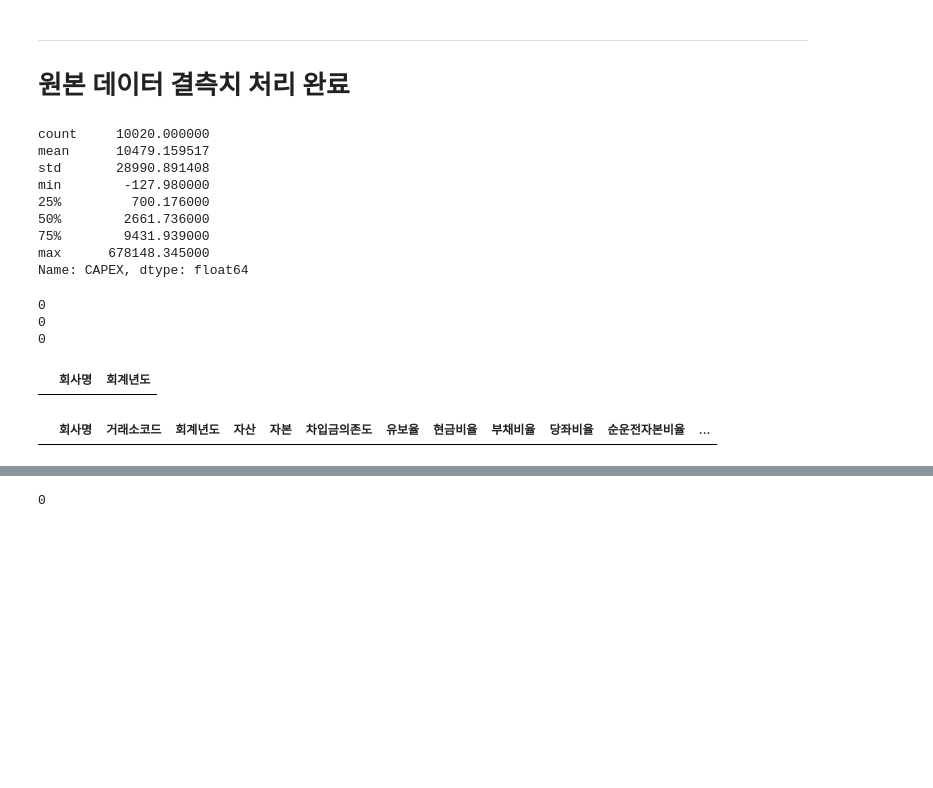
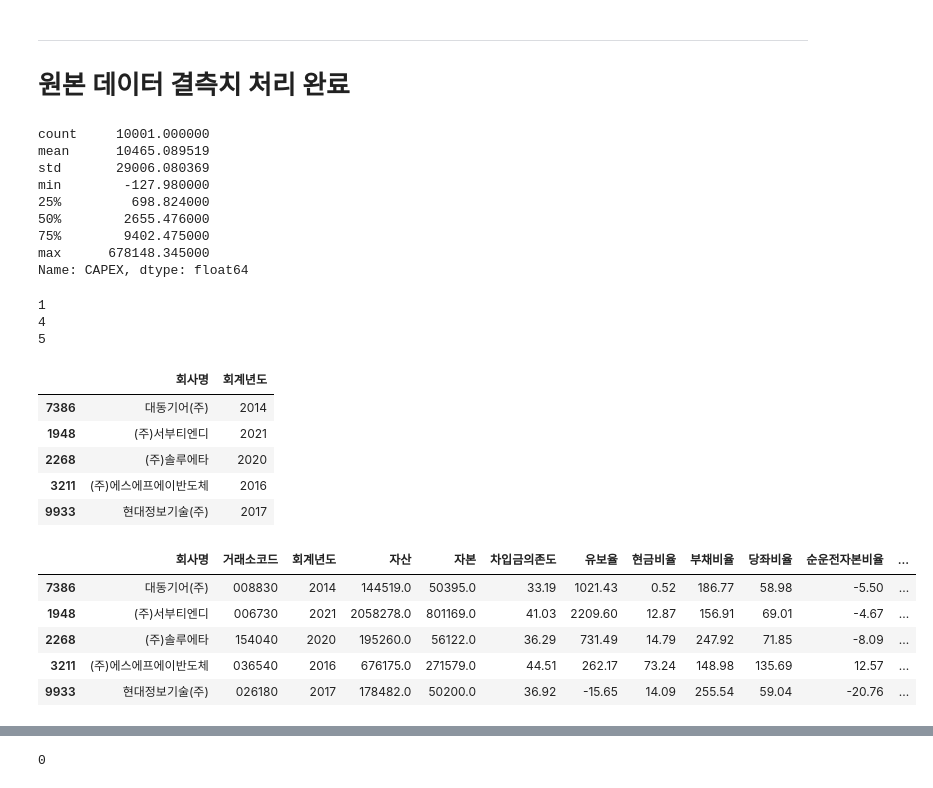
Before and after one commit to JIHUNKI/project_2, a Jupyter notebook: 코스닥전처리.ipynb, the cells around one changed output, grey strips where cells are left out. Drawn from its saved outputs; the diff is of its cells as text; code cells hidden in the pictures; blank space fills up the shorter version.

```diff
--- a/코스닥전처리.ipynb
+++ b/코스닥전처리.ipynb
@@ -360,6 +355,15 @@ df["유형자산의 증가(*)(IFRS연결)(천원)"] = df["유형자산의 증가
 
 # findep =  (capex - 영업현금흐름 ) / capex
 df["FINDEF"] = df["유형자산의 증가(*)(IFRS연결)(천원)"] - df['[제조]영업활동으로 인한 현금흐름(간접법)(*)(요약)(IFRS연결)(백만원)']
+
+#PER 변화율
+df['PER변화율'] = df.groupby(["회사명", "거래소코드"])["PER"].pct_change()*100
+
+# PBR 변화율
+df['PBR변화율'] = df.groupby(["회사명", "거래소코드"])["PBR"].pct_change()*100
+
+# ROA 변화율
+df['ROA변화율'] = df.groupby(["회사명", "거래소코드"])["총자본순이익률(IFRS연결)"].pct_change()*100
 # %%
 # #  연결 재무제표를 개별제무제표로 대체
 # 위의 코드 요약해서 다시 세워본 코드
@@ -644 +660,4 @@ df.drop(index=de_ind_2, axis=0, inplace=True)
+# %%
+# 결측치 제거(22개)
+df.dropna(axis=0, inplace=True)
 # %%
@@ -744,13 +747,13 @@ df.reset_index(drop=True, inplace=True)
 # %%
 df["CAPEX"].describe()
 # %% [output]
-count     10020.000000
-mean      10479.159517
-std       28990.891408
+count     10001.000000
+mean      10465.089519
+std       29006.080369
 min        -127.980000
-25%         700.176000
-50%        2661.736000
-75%        9431.939000
+25%         698.824000
+50%        2655.476000
+75%        9402.475000
 max      678148.345000
 Name: CAPEX, dtype: float64
 # %%
@@ -761,18 +764,32 @@ ls_m = df[df.isin([-np.inf]).any(1)].index.to_list()
 a = ls_p + ls_m
 print(len(a))
 # %% [output]
-0
-0
-0
+1
+4
+5
+# %%
+df.drop(index=a, axis=0, inplace=True)
+# %%
+df.reset_index(drop=True, inplace=True)
 # %%
 df.loc[a, ["회사명", "회계년도"]]
 # %% [output]
 |  | 회사명 | 회계년도 |
+| 7386 | 대동기어(주) | 2014 |
+| 1948 | (주)서부티엔디 | 2021 |
+| 2268 | (주)솔루에타 | 2020 |
+| 3211 | (주)에스에프에이반도체 | 2016 |
+| 9933 | 현대정보기술(주) | 2017 |
 # %%
-pd.set_option("display.max.rows",None)
+pd.set_option("display.max.columns",None)
 df.loc[a,:]
 # %% [output]
 |  | 회사명 | 거래소코드 | 회계년도 | 자산 | 자본 | 차입금의존도 | 유보율 | 현금비율 | 부채비율 | 당좌비율 | 순운전자본비율 | ... |
+| 7386 | 대동기어(주) | 008830 | 2014 | 144519.0 | 50395.0 | 33.19 | 1021.43 | 0.52 | 186.77 | 58.98 | -5.50 | ... |
+| 1948 | (주)서부티엔디 | 006730 | 2021 | 2058278.0 | 801169.0 | 41.03 | 2209.60 | 12.87 | 156.91 | 69.01 | -4.67 | ... |
+| 2268 | (주)솔루에타 | 154040 | 2020 | 195260.0 | 56122.0 | 36.29 | 731.49 | 14.79 | 247.92 | 71.85 | -8.09 | ... |
+| 3211 | (주)에스에프에이반도체 | 036540 | 2016 | 676175.0 | 271579.0 | 44.51 | 262.17 | 73.24 | 148.98 | 135.69 | 12.57 | ... |
+| 9933 | 현대정보기술(주) | 026180 | 2017 | 178482.0 | 50200.0 | 36.92 | -15.65 | 14.09 | 255.54 | 59.04 | -20.76 | ... |
 # %%
 df.describe()
 # %% [output]
```
Also changed, not shown: parts of 10 cells of this notebook, 3 other files.
